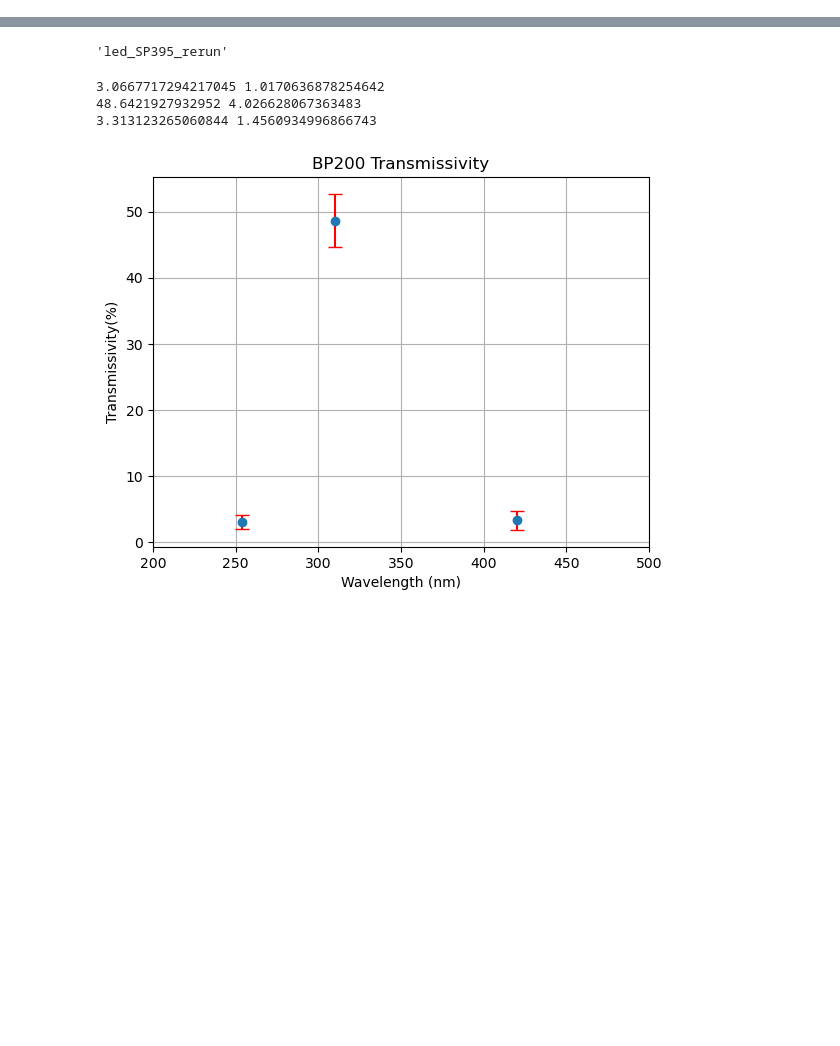
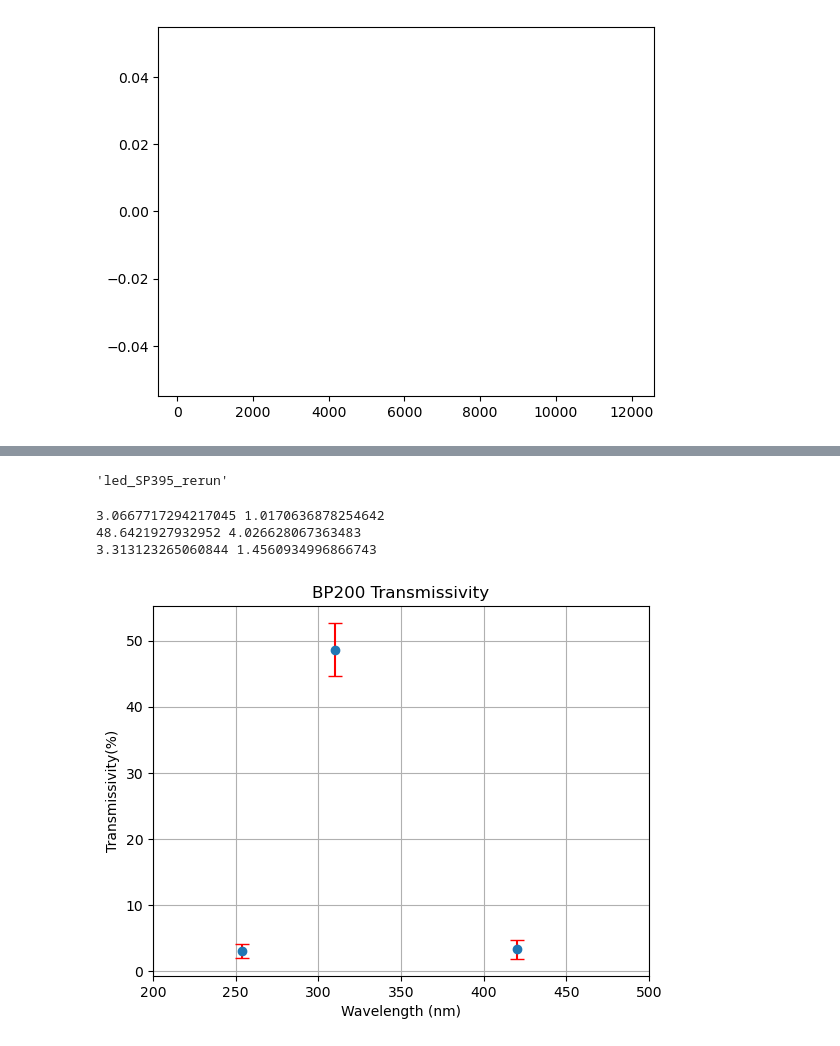
Before and after one commit to Westlake-University-Lsc-lab/ProcessLocalData, a Jupyter notebook: darkrate.ipynb, the cells around one changed output, grey strips where cells are left out. Drawn from its saved outputs; the diff is of its cells as text; code cells hidden in the pictures; blank space fills up the shorter version.

```diff
--- a/darkrate.ipynb
+++ b/darkrate.ipynb
@@ -227,0 +139,9 @@ df_new
+# %%
+# f =  'runlist/wf_LED1p58V_processed'
+# flist = ad.read_file_names(f)
+# df = ad.merge_files(flist)
+
+df_0 = df[df.Ch ==0]
+df_1 = df[df.Ch ==1]
+df_2 = df[df.Ch ==2]
+len(df_0), len(df_1), len(df_2)
@@ -227,0 +166,5 @@ df_new
+# %%
+plt.hist(-df_2.Hight, bins=100, range=(100, 12000), )
+plt.show()
+# %% [output]
+[figure, added]
```
Also changed, not shown: parts of 40 cells of this notebook.
